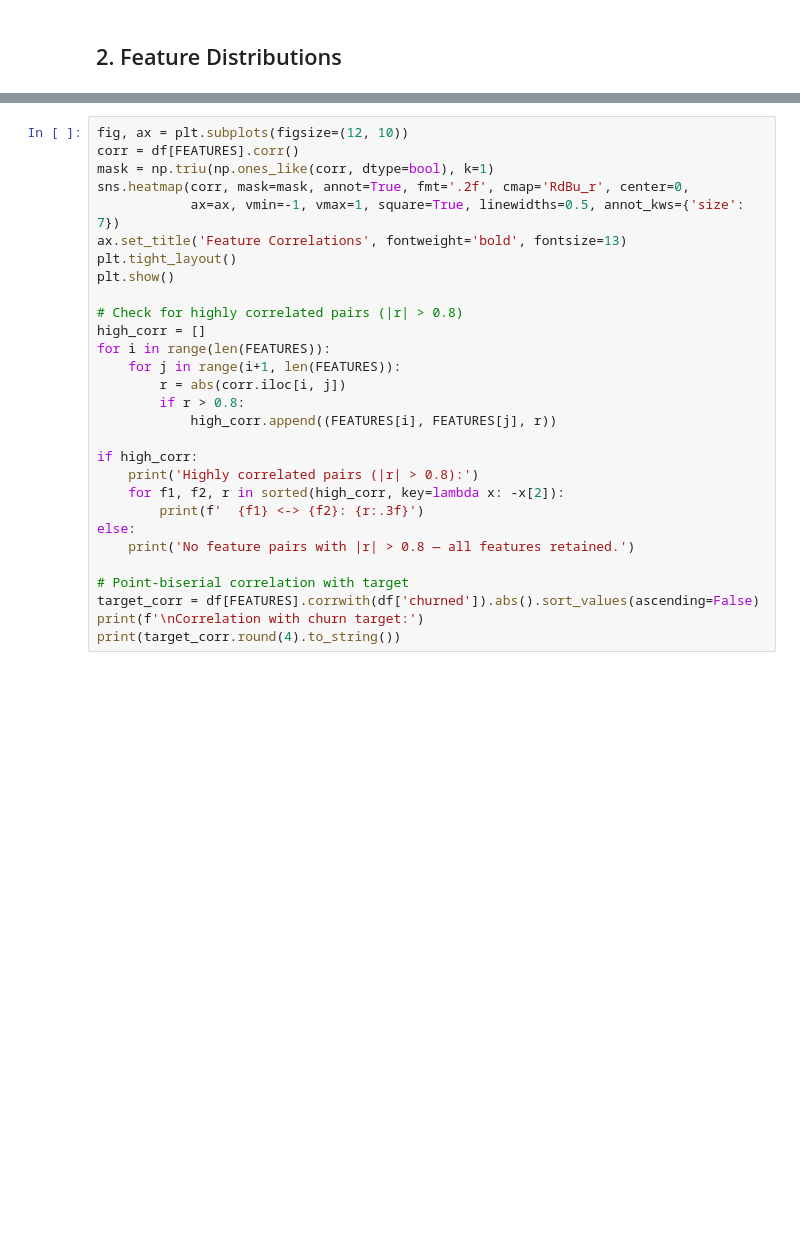
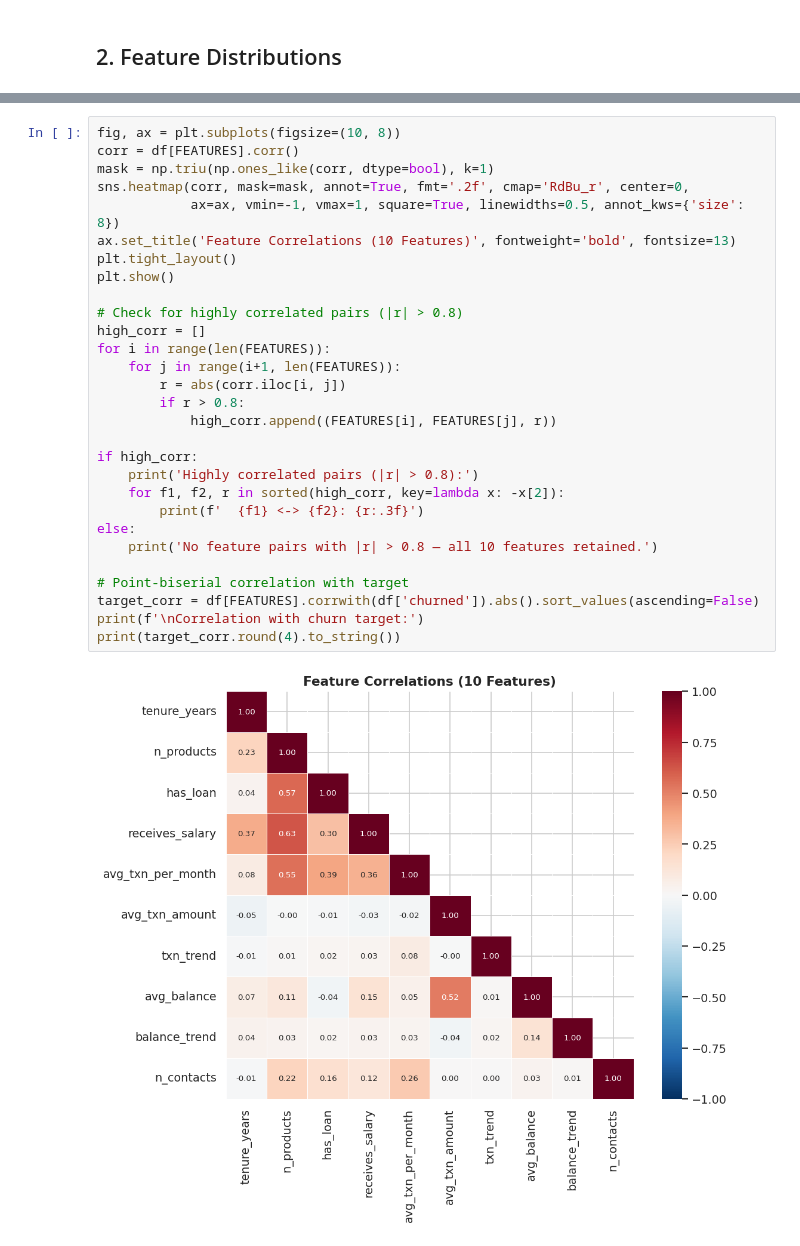
Before and after one commit to mmestrov2000/fintech-hackathon, a Jupyter notebook: notebooks/02_data_preparation.ipynb, the cells around one changed output, grey strips where cells are left out. Cells and saved outputs as stored; diff of their text form; blank space fills up the shorter version.

```diff
--- a/notebooks/02_data_preparation.ipynb
+++ b/notebooks/02_data_preparation.ipynb
@@ -110,29 +138,31 @@ plt.show()
 # %%
-fig, ax = plt.subplots(figsize=(12, 10))
+fig, ax = plt.subplots(figsize=(10, 8))
 corr = df[FEATURES].corr()
 mask = np.triu(np.ones_like(corr, dtype=bool), k=1)
 sns.heatmap(corr, mask=mask, annot=True, fmt='.2f', cmap='RdBu_r', center=0,
-            ax=ax, vmin=-1, vmax=1, square=True, linewidths=0.5, annot_kws={'size': 7})
-ax.set_title('Feature Correlations', fontweight='bold', fontsize=13)
+            ax=ax, vmin=-1, vmax=1, square=True, linewidths=0.5, annot_kws={'size': 8})
+ax.set_title('Feature Correlations (10 Features)', fontweight='bold', fontsize=13)
 plt.tight_layout()
 plt.show()
 
 # Check for highly correlated pairs (|r| > 0.8)
 high_corr = []
 for i in range(len(FEATURES)):
     for j in range(i+1, len(FEATURES)):
         r = abs(corr.iloc[i, j])
         if r > 0.8:
             high_corr.append((FEATURES[i], FEATURES[j], r))
 
 if high_corr:
     print('Highly correlated pairs (|r| > 0.8):')
     for f1, f2, r in sorted(high_corr, key=lambda x: -x[2]):
         print(f'  {f1} <-> {f2}: {r:.3f}')
 else:
-    print('No feature pairs with |r| > 0.8 — all features retained.')
+    print('No feature pairs with |r| > 0.8 — all 10 features retained.')
 
 # Point-biserial correlation with target
 target_corr = df[FEATURES].corrwith(df['churned']).abs().sort_values(ascending=False)
 print(f'\nCorrelation with churn target:')
 print(target_corr.round(4).to_string())
+# %% [output]
+[figure, added]
```
Also changed, not shown: parts of 7 cells of this notebook, 13 other files.
